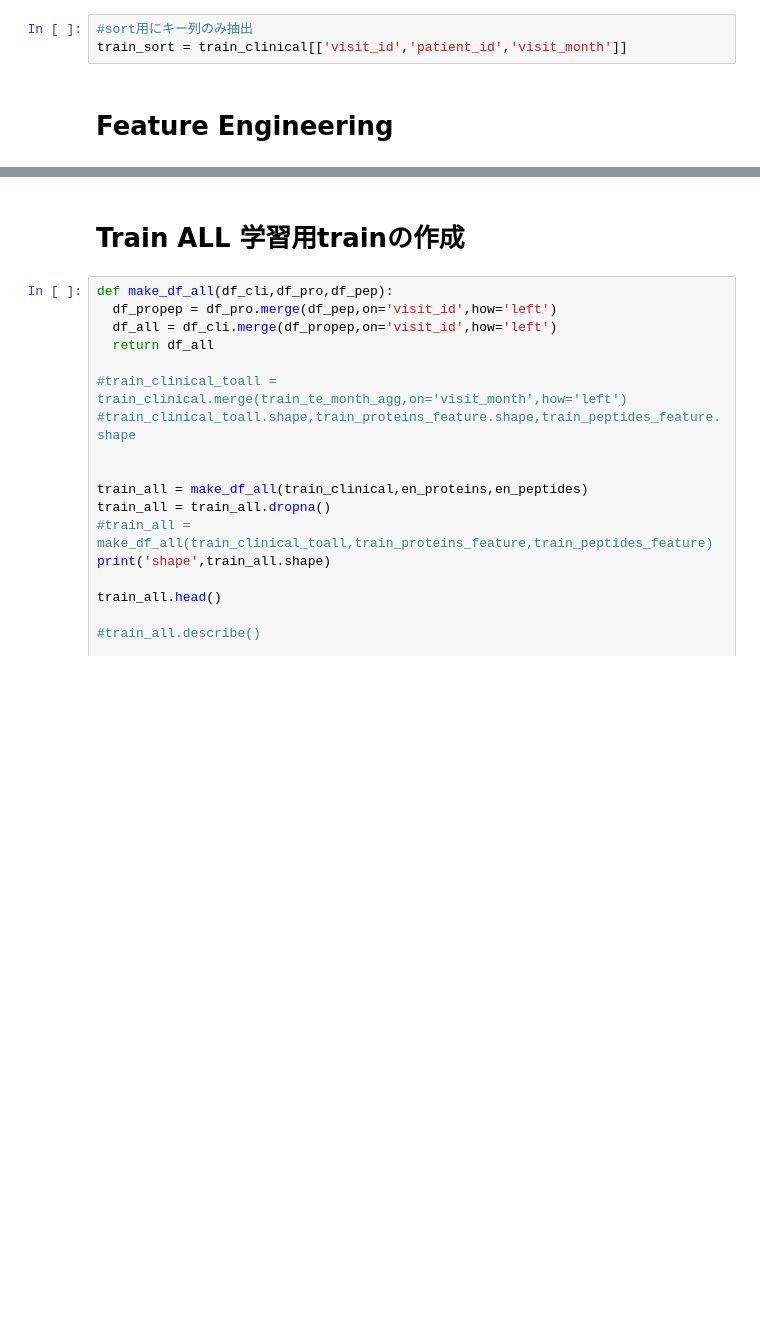
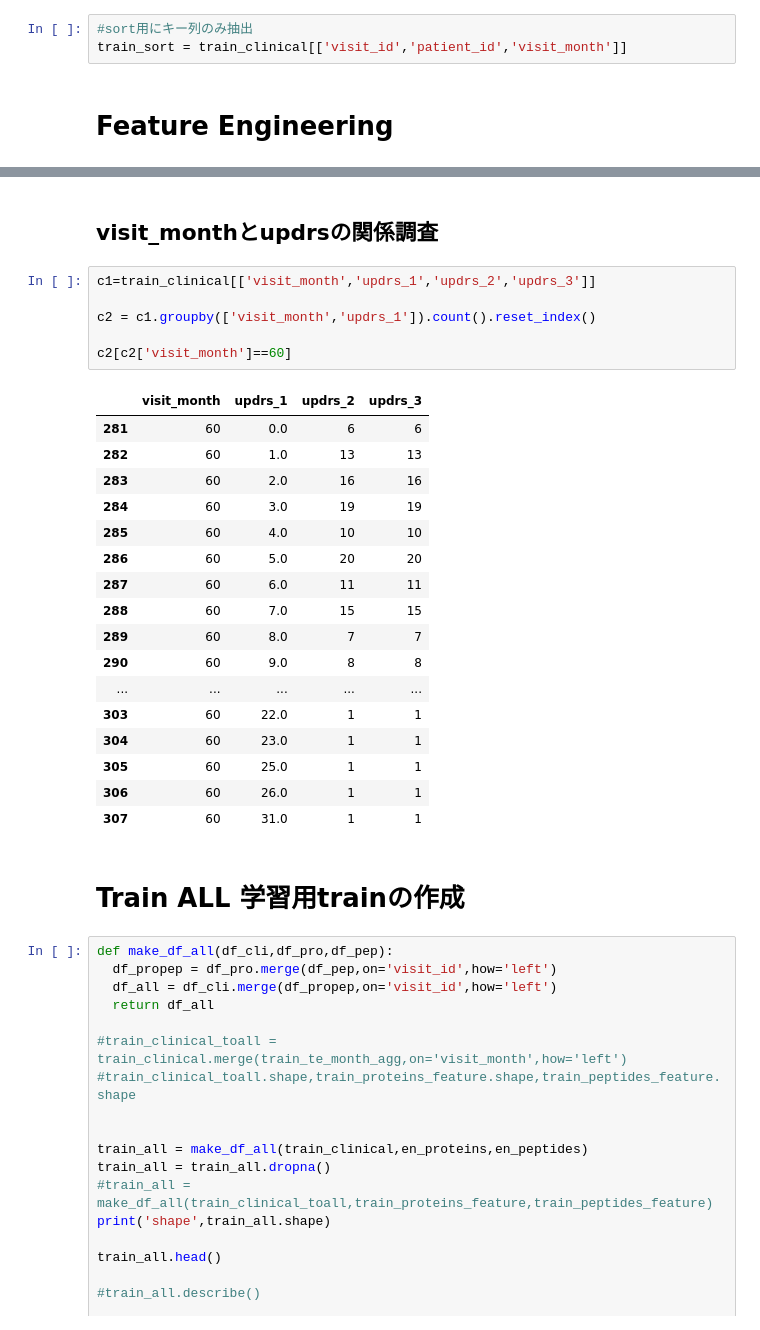
Before and after one commit to kunai-3txk/Compe_tonyobyo, a Jupyter notebook: parkinsons-disease-baseline-0401.ipynb, the cells around one changed output, grey strips where cells are left out. Cells and saved outputs as stored; diff of their text form; blank space fills up the shorter version.

```diff
--- a/parkinsons-disease-baseline-0401.ipynb
+++ b/parkinsons-disease-baseline-0401.ipynb
@@ -289,3 +375,29 @@ Name: Pep_rank, dtype: float64
+# %% [markdown]
+## visit_monthとupdrsの関係調査
+# %%
+c1=train_clinical[['visit_month','updrs_1','updrs_2','updrs_3']]
+
+c2 = c1.groupby(['visit_month','updrs_1']).count().reset_index()
+
+c2[c2['visit_month']==60]
+# %% [output]
+|  | visit_month | updrs_1 | updrs_2 | updrs_3 |
+| 281 | 60 | 0.0 | 6 | 6 |
+| 282 | 60 | 1.0 | 13 | 13 |
+| 283 | 60 | 2.0 | 16 | 16 |
+| 284 | 60 | 3.0 | 19 | 19 |
+| 285 | 60 | 4.0 | 10 | 10 |
+| 286 | 60 | 5.0 | 20 | 20 |
+| 287 | 60 | 6.0 | 11 | 11 |
+| 288 | 60 | 7.0 | 15 | 15 |
+| 289 | 60 | 8.0 | 7 | 7 |
+| 290 | 60 | 9.0 | 8 | 8 |
+| ... | ... | ... | ... | ... |
+| 303 | 60 | 22.0 | 1 | 1 |
+| 304 | 60 | 23.0 | 1 | 1 |
+| 305 | 60 | 25.0 | 1 | 1 |
+| 306 | 60 | 26.0 | 1 | 1 |
+| 307 | 60 | 31.0 | 1 | 1 |
 # %% [markdown]
 # Train ALL 学習用trainの作成
 # %%
```
Also changed, not shown: parts of 19 cells of this notebook.
